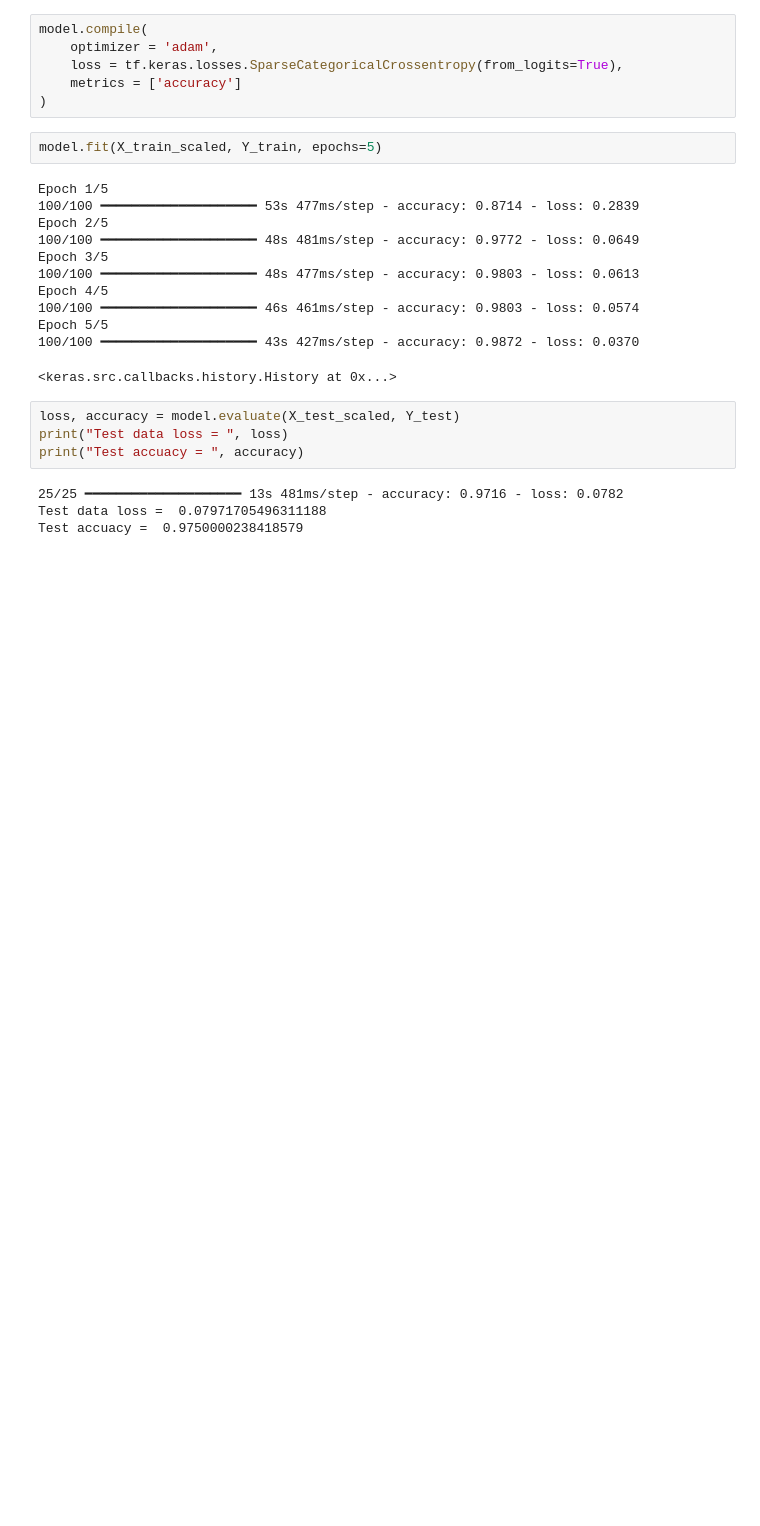
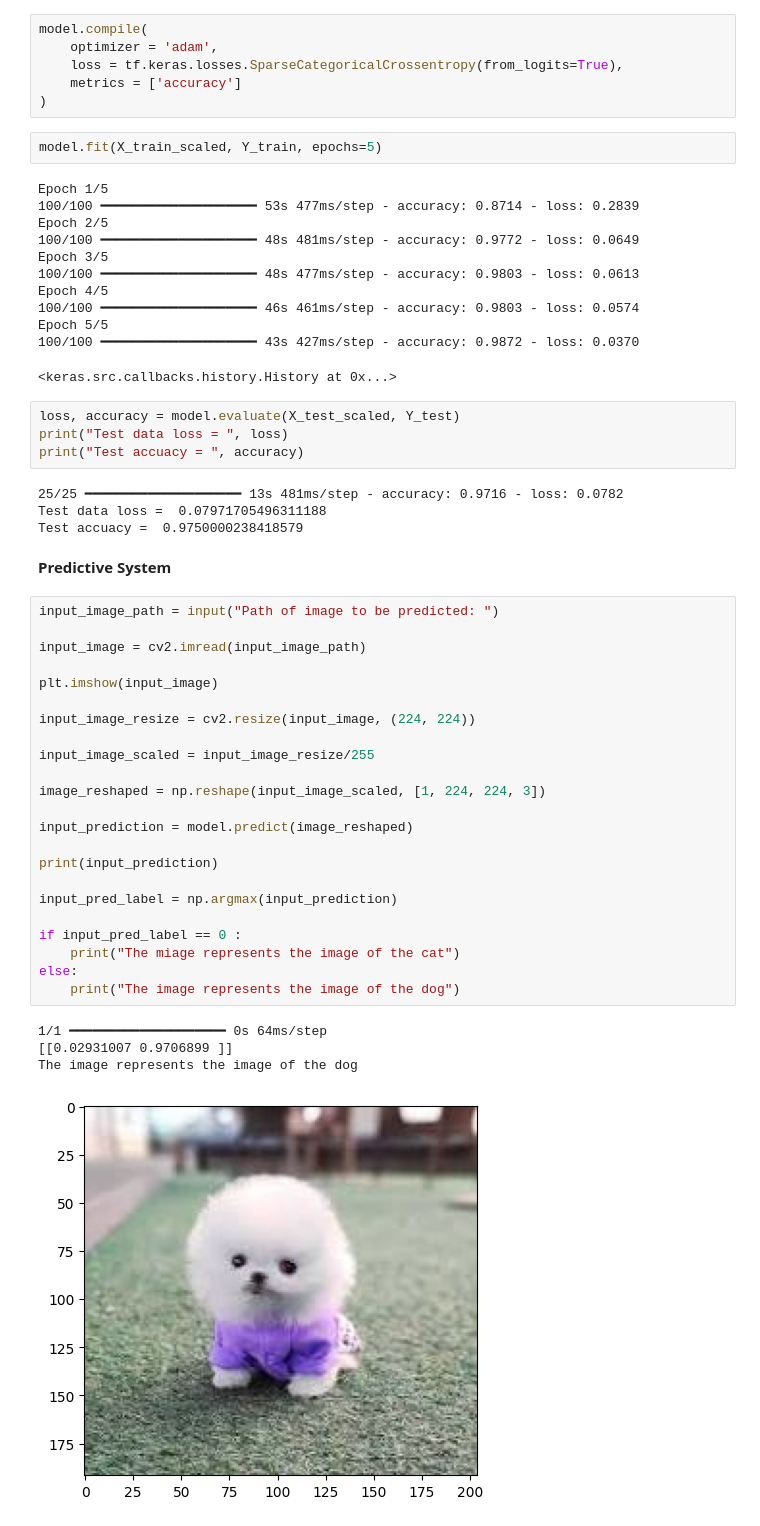
Before and after one commit to GarimaUttam/dogs_Vs_cats_Classi_TFL, a Jupyter notebook: main.ipynb, the cells around one changed output. Drawn from its saved outputs; the diff is of its cells as text; blank space fills up the shorter version.

Commit message:
build a final prediction system

```diff
--- a/main.ipynb
+++ b/main.ipynb
@@ -402,3 +402,33 @@ print("Test accuacy = ", accuracy)
 25/25 ━━━━━━━━━━━━━━━━━━━━ 13s 481ms/step - accuracy: 0.9716 - loss: 0.0782
 Test data loss =  0.07971705496311188
 Test accuacy =  0.9750000238418579
+# %% [markdown]
+**Predictive System**
+# %%
+input_image_path = input("Path of image to be predicted: ")
+
+input_image = cv2.imread(input_image_path)
+
+plt.imshow(input_image)
+
+input_image_resize = cv2.resize(input_image, (224, 224))
+
+input_image_scaled = input_image_resize/255
+
+image_reshaped = np.reshape(input_image_scaled, [1, 224, 224, 3])
+
+input_prediction = model.predict(image_reshaped)
+
+print(input_prediction)
+
+input_pred_label = np.argmax(input_prediction)
+
+if input_pred_label == 0 :
+    print("The miage represents the image of the cat")
+else:
+    print("The image represents the image of the dog")
+# %% [output]
+1/1 ━━━━━━━━━━━━━━━━━━━━ 0s 64ms/step
+[[0.02931007 0.9706899 ]]
+The image represents the image of the dog
+[figure, added]
```
Also changed, not shown: parts of 1 cell of this notebook, 2 other files.
